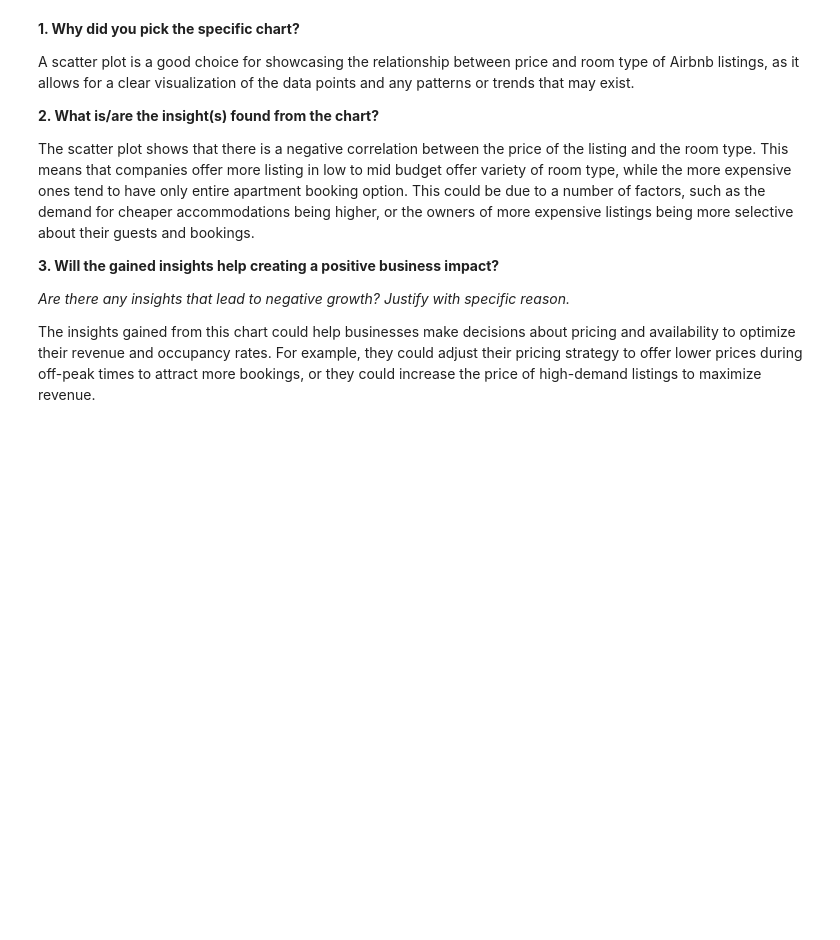
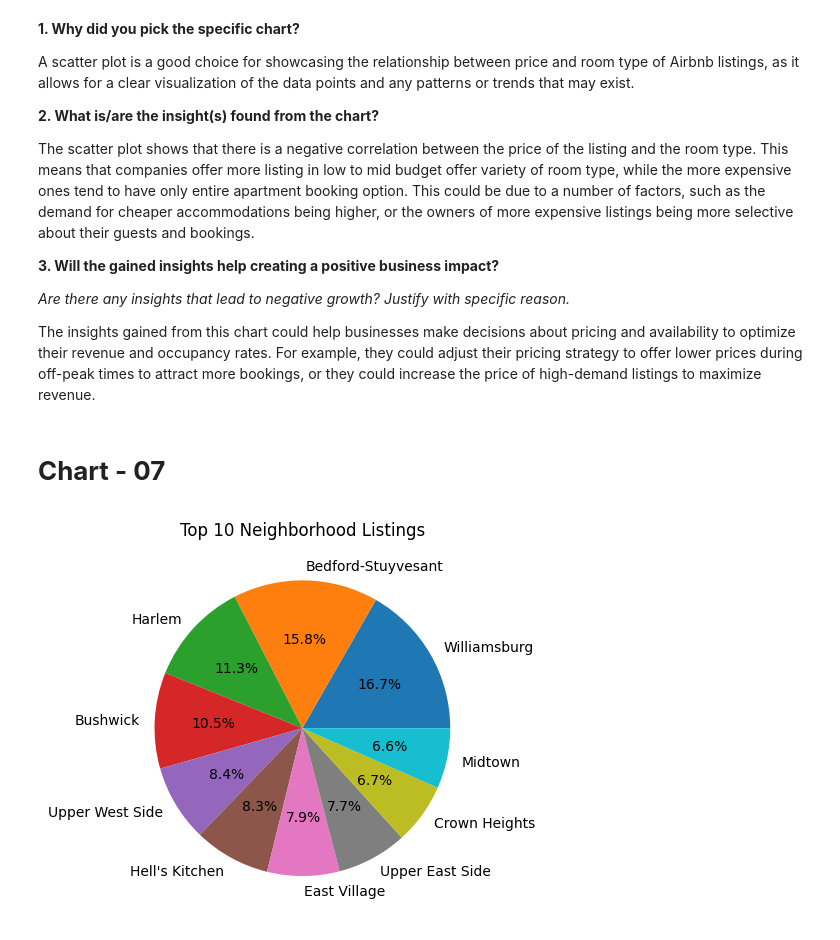
Before and after one commit to Sudarshan-Karn/AirBnb-EDA-Project, a Jupyter notebook: AirBnb_Explainatory_Data_Analysis.ipynb, the cells around one changed output. Saved outputs shown, nothing was run; the diff lists cells and outputs as text; code cells hidden in the pictures; blank space fills up the shorter version.

```diff
--- a/AirBnb_Explainatory_Data_Analysis.ipynb
+++ b/AirBnb_Explainatory_Data_Analysis.ipynb
@@ -457,3 +460,20 @@ The scatter plot shows that there is a negative correlation between the price of
 *Are there any insights that lead to negative growth? Justify with specific reason.*
 
 The insights gained from this chart could help businesses make decisions about pricing and availability to optimize their revenue and occupancy rates. For example, they could adjust their pricing strategy to offer lower prices during off-peak times to attract more bookings, or they could increase the price of high-demand listings to maximize revenue.
+# %% [markdown]
+# **Chart - 07**
+# %%
+# Chart - 07 visualization code
+# Group data by neighborhood and count number of listings
+neighborhood_counts = df['neighbourhood'].value_counts().nlargest(10)
+
+# Create pie chart
+plt.pie(neighborhood_counts.values, labels=neighborhood_counts.index, autopct='%1.1f%%')
+
+# Set plot title
+plt.title('Top 10 Neighborhood Listings')
+
+# Show plot
+plt.show()
+# %% [output]
+[figure, added]
```
Also changed, not shown: parts of 6 cells of this notebook.
